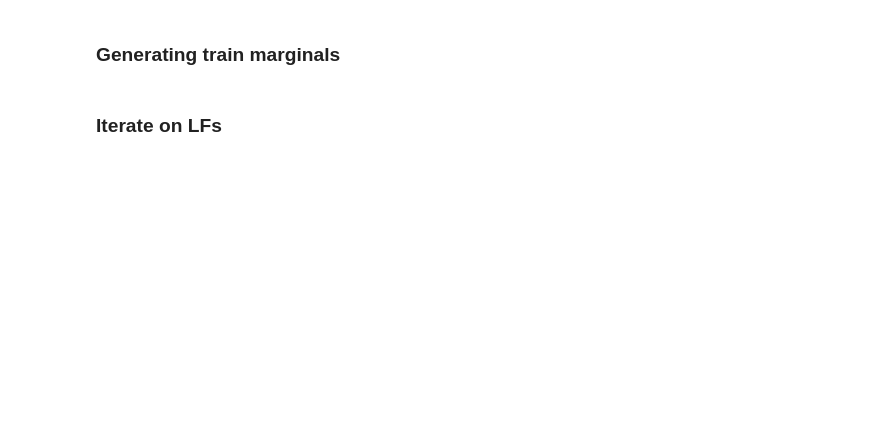
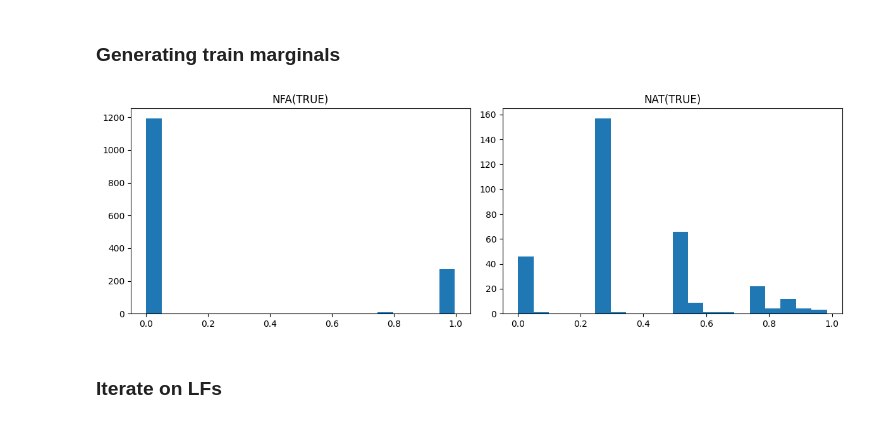
Before and after one commit to MeMo-KBC/bio-medRxiv, a Jupyter notebook: create_label_model.ipynb, the cells around one changed output. Drawn from its saved outputs; the diff is of its cells as text; code cells hidden in the pictures; blank space fills up the shorter version.

Commit message:
completed work on label model

```diff
--- a/create_label_model.ipynb
+++ b/create_label_model.ipynb
@@ -84,5 +135,5 @@ gen_model_NAT = LabelModel(cardinality=2)
 # %% [markdown]
 Because the output of the gold labels is 2 dimensional e.g [[0], [1], [0]] we still need to reshape the goldlabels with .reshape(-1) to reduce 1 dimension which will result in -> [0, 1, 0]
 # %%
-gen_model_NFA.fit(L_train=L_train_NFA, Y_dev=L_gold_train_NFA.reshape(-1), n_epochs=500, log_freq=100)
+gen_model_NFA.fit(L_train=L_train_NFA[labels_to_use_NFA], Y_dev=L_gold_train_NFA.reshape(-1)[labels_to_use_NFA], n_epochs=500, log_freq=100)
 gen_model_NFA.save(destination="models/label_model_NFA.pkl")
@@ -89,3 +145,3 @@ gen_model_NFA.save(destination="models/label_model_NFA.pkl")
 # %%
-gen_model_NAT.fit(L_train=L_train_NAT, Y_dev=L_gold_train_NAT.reshape(-1), n_epochs=500, log_freq=100)
+gen_model_NAT.fit(L_train=L_train_NAT[labels_to_use_NAT], Y_dev=L_gold_train_NAT.reshape(-1)[labels_to_use_NAT], n_epochs=500, log_freq=100)
 gen_model_NAT.save(destination="models/label_model_NAT.pkl")
@@ -92,6 +153,6 @@ gen_model_NAT.save(destination="models/label_model_NAT.pkl")
 # %% [markdown]
 ### Generating train marginals
 # %%
-train_marginals_NFA = gen_model_NFA.predict_proba(L_train_NFA)
+train_marginals_NFA = gen_model_NFA.predict_proba(L_train_NFA[labels_to_use_NFA])
 # %%
-train_marginals_NAT = gen_model_NAT.predict_proba(L_train_NAT)
+train_marginals_NAT = gen_model_NAT.predict_proba(L_train_NAT[labels_to_use_NAT])
@@ -100,19 +159,21 @@ import numpy as np
 # %%
 import matplotlib.pyplot as plt
 
 fig, ax = plt.subplots(1,2)
 fig.set_figheight(4)
 fig.set_figwidth(12)
 fig.set_tight_layout("w_pad")
 
 bins=20
 
-ax[0].hist(np.max(train_marginals_NFA, axis=1), bins=bins)
+ax[0].hist(train_marginals_NFA[:, 1], bins=bins)
 ax[0].set_title("NFA(TRUE)")
 
-ax[1].hist(np.max(train_marginals_NAT, axis=1), bins=bins)
+ax[1].hist(train_marginals_NAT[:, 1], bins=bins)
 ax[1].set_title("NAT(TRUE)")
 plt.show()
+# %% [output]
+[figure, added]
 # %% [markdown]
 ### Iterate on LFs
 # %%
```
Also changed, not shown: parts of 29 cells of this notebook.
